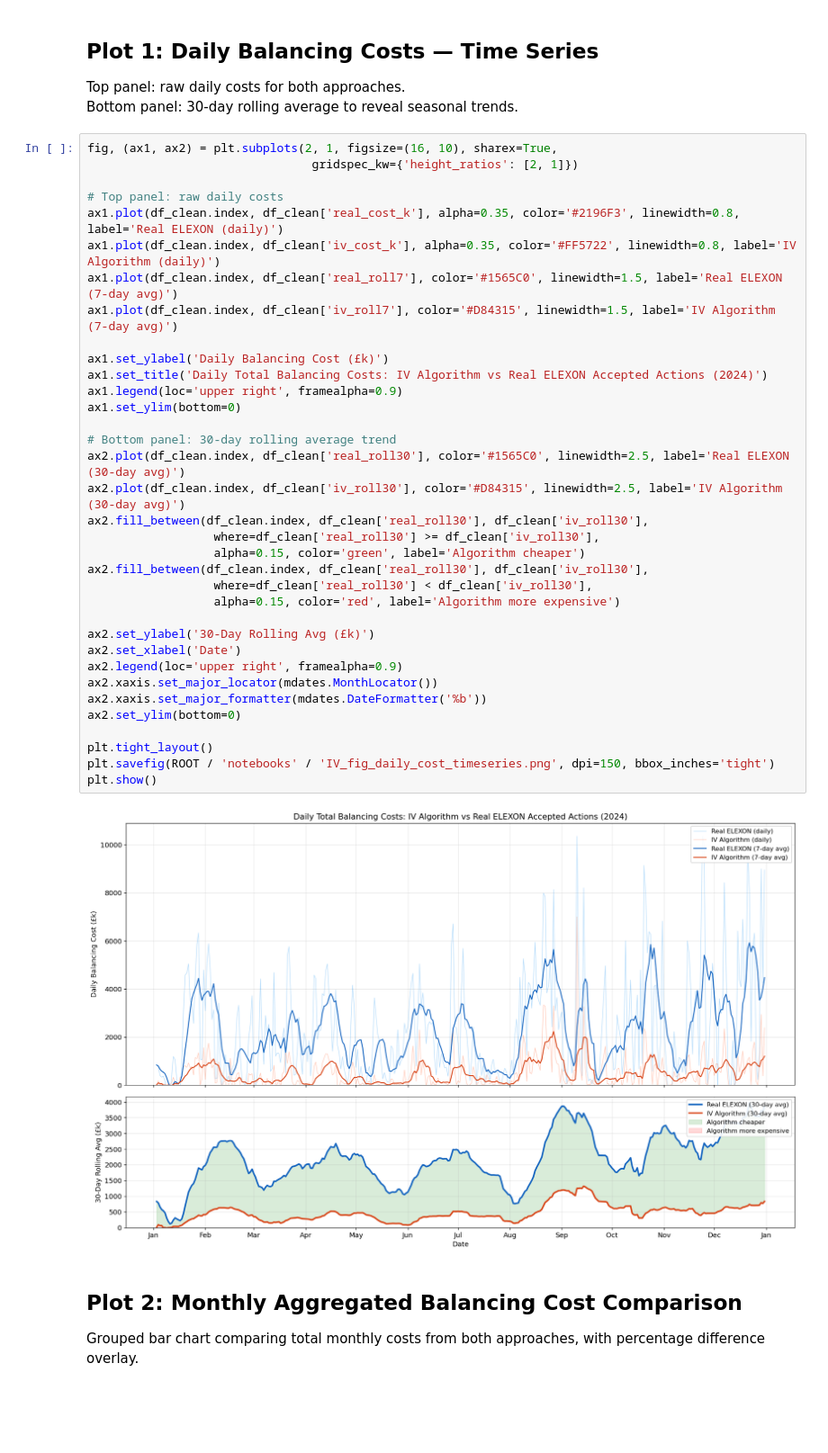
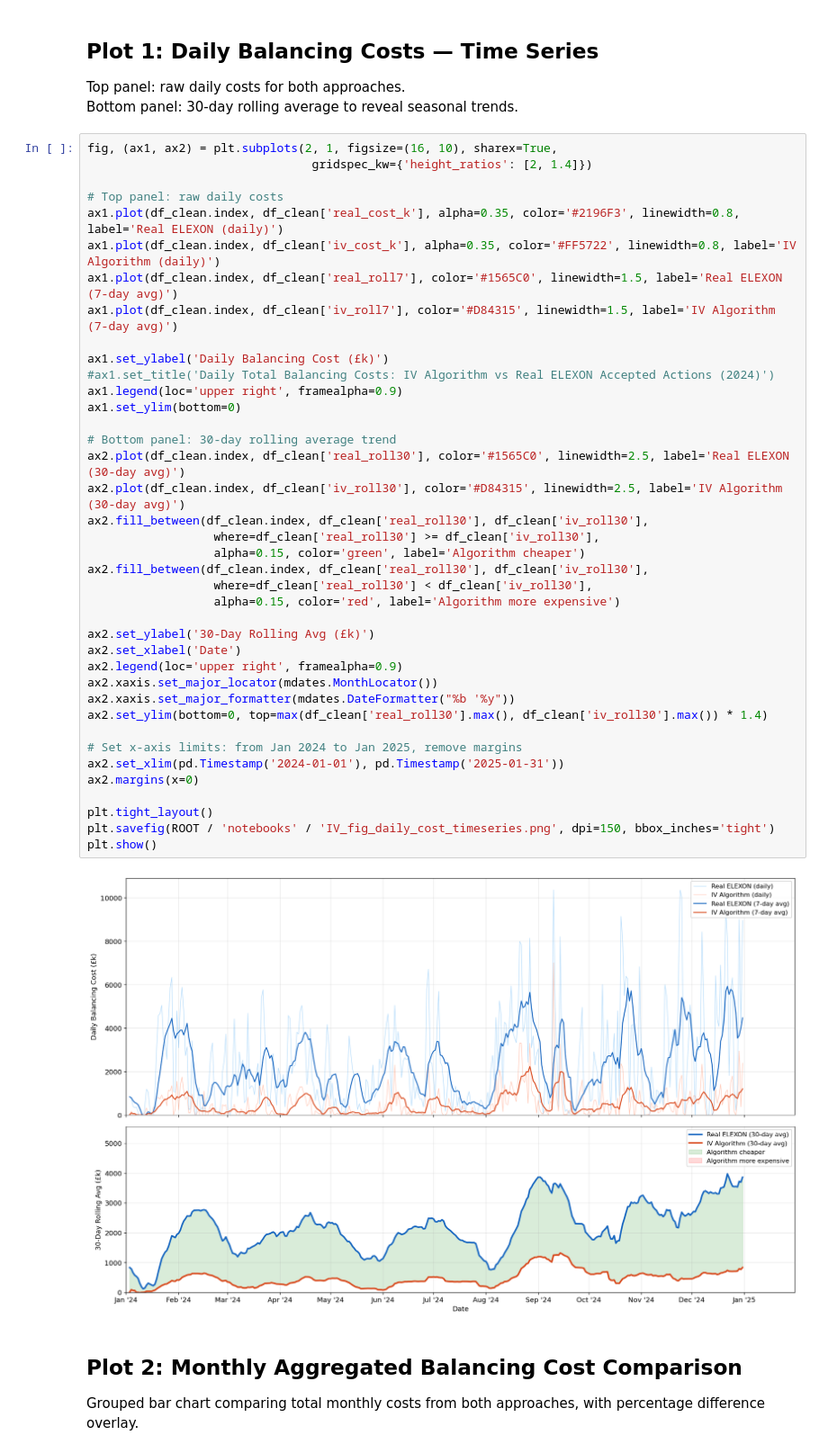
Before and after one commit to IacopoVolpi/MEng_GBPower, a Jupyter notebook: notebooks/IV_cost_comparison.ipynb, the cells around one changed output. Shown at 90% size. Drawn from its saved outputs; the diff is of its cells as text; blank space fills up the shorter version.

```diff
--- a/notebooks/IV_cost_comparison.ipynb
+++ b/notebooks/IV_cost_comparison.ipynb
@@ -208,41 +208,45 @@ Top panel: raw daily costs for both approaches.
 Bottom panel: 30-day rolling average to reveal seasonal trends.
 # %%
 fig, (ax1, ax2) = plt.subplots(2, 1, figsize=(16, 10), sharex=True,
-                                gridspec_kw={'height_ratios': [2, 1]})
+                                gridspec_kw={'height_ratios': [2, 1.4]})
 
 # Top panel: raw daily costs
 ax1.plot(df_clean.index, df_clean['real_cost_k'], alpha=0.35, color='#2196F3', linewidth=0.8, label='Real ELEXON (daily)')
 ax1.plot(df_clean.index, df_clean['iv_cost_k'], alpha=0.35, color='#FF5722', linewidth=0.8, label='IV Algorithm (daily)')
 ax1.plot(df_clean.index, df_clean['real_roll7'], color='#1565C0', linewidth=1.5, label='Real ELEXON (7-day avg)')
 ax1.plot(df_clean.index, df_clean['iv_roll7'], color='#D84315', linewidth=1.5, label='IV Algorithm (7-day avg)')
 
 ax1.set_ylabel('Daily Balancing Cost (£k)')
-ax1.set_title('Daily Total Balancing Costs: IV Algorithm vs Real ELEXON Accepted Actions (2024)')
+#ax1.set_title('Daily Total Balancing Costs: IV Algorithm vs Real ELEXON Accepted Actions (2024)')
 ax1.legend(loc='upper right', framealpha=0.9)
 ax1.set_ylim(bottom=0)
 
 # Bottom panel: 30-day rolling average trend
 ax2.plot(df_clean.index, df_clean['real_roll30'], color='#1565C0', linewidth=2.5, label='Real ELEXON (30-day avg)')
 ax2.plot(df_clean.index, df_clean['iv_roll30'], color='#D84315', linewidth=2.5, label='IV Algorithm (30-day avg)')
 ax2.fill_between(df_clean.index, df_clean['real_roll30'], df_clean['iv_roll30'],
                   where=df_clean['real_roll30'] >= df_clean['iv_roll30'],
                   alpha=0.15, color='green', label='Algorithm cheaper')
 ax2.fill_between(df_clean.index, df_clean['real_roll30'], df_clean['iv_roll30'],
                   where=df_clean['real_roll30'] < df_clean['iv_roll30'],
                   alpha=0.15, color='red', label='Algorithm more expensive')
 
 ax2.set_ylabel('30-Day Rolling Avg (£k)')
 ax2.set_xlabel('Date')
 ax2.legend(loc='upper right', framealpha=0.9)
 ax2.xaxis.set_major_locator(mdates.MonthLocator())
-ax2.xaxis.set_major_formatter(mdates.DateFormatter('%b'))
-ax2.set_ylim(bottom=0)
+ax2.xaxis.set_major_formatter(mdates.DateFormatter("%b '%y"))
+ax2.set_ylim(bottom=0, top=max(df_clean['real_roll30'].max(), df_clean['iv_roll30'].max()) * 1.4)
+
+# Set x-axis limits: from Jan 2024 to Jan 2025, remove margins
+ax2.set_xlim(pd.Timestamp('2024-01-01'), pd.Timestamp('2025-01-31'))
+ax2.margins(x=0)
 
 plt.tight_layout()
 plt.savefig(ROOT / 'notebooks' / 'IV_fig_daily_cost_timeseries.png', dpi=150, bbox_inches='tight')
 plt.show()
 # %% [output]
-[figure, old version]
+[figure, new version]
 # %% [markdown]
 ## Plot 2: Monthly Aggregated Balancing Cost Comparison
 
```
Also changed, not shown: 4 other files.
